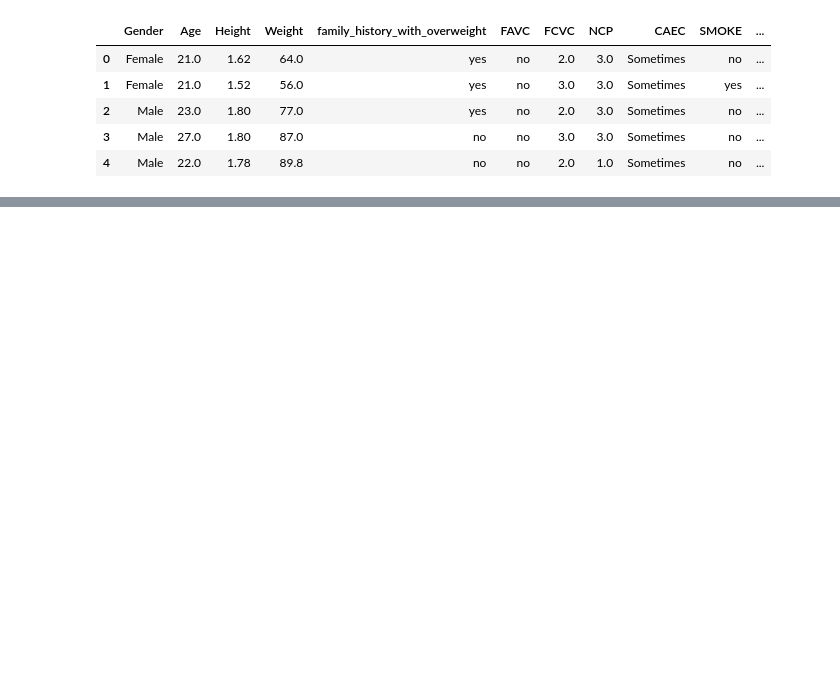
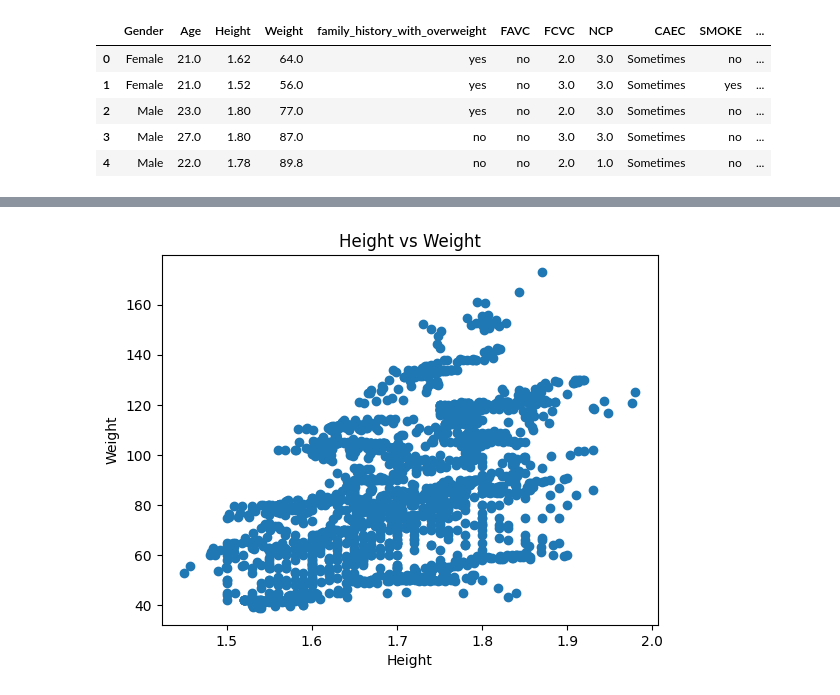
Before and after one commit to ArielVilensky/Info1998, a Jupyter notebook: Main.ipynb, the cells around one changed output, grey strips where cells are left out. Drawn from its saved outputs; the diff is of its cells as text; code cells hidden in the pictures; blank space fills up the shorter version.

```diff
--- a/Main.ipynb
+++ b/Main.ipynb
@@ -12,0 +64,8 @@ df.head()
+# %%
+plt.scatter(df['Height'], df['Weight'])
+plt.xlabel('Height')
+plt.ylabel('Weight')
+plt.title('Height vs Weight')
+plt.show()
+# %% [output]
+[figure, added]
```
Also changed, not shown: parts of 6 cells of this notebook.
